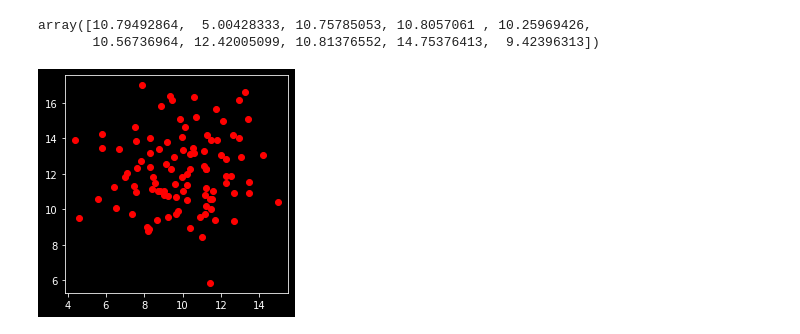
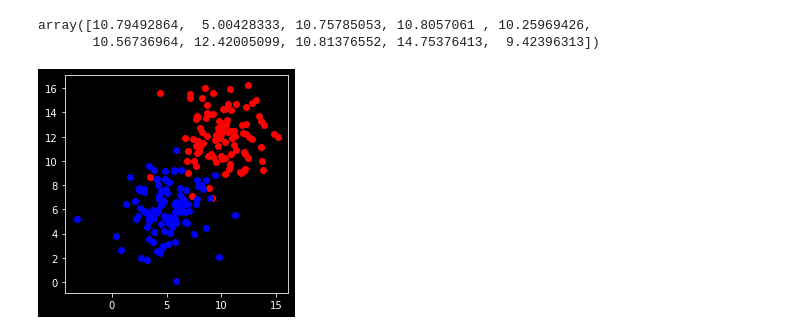
Before and after one commit to kazimosiurahman/Image_process, a Jupyter notebook: log_reg.ipynb, the cells around one changed output. Drawn from its saved outputs; the diff is of its cells as text; code cells hidden in the pictures.

```diff
--- a/log_reg.ipynb
+++ b/log_reg.ipynb
@@ -11,13 +11,17 @@ random_x1_values
 array([10.79492864,  5.00428333, 10.75785053, 10.8057061 , 10.25969426,
        10.56736964, 12.42005099, 10.81376552, 14.75376413,  9.42396313])
 # %%
+#creating the dataset
 n_points = 100
 random_x1_values = np.random.normal(10,2,n_points)
 random_x2_values = np.random.normal(12,2,n_points)
+random_x1_values_ = np.random.normal(5,2,n_points)
+random_x2_values_ = np.random.normal(6,2,n_points)
 top_region = np.array([random_x1_values,random_x2_values]).T
-top_region
+bottom_region = np.array([random_x1_values_,random_x2_values_]).T
 _,ax=plt.subplots(figsize=(4,4))
 ax.scatter(top_region[:,0],top_region[:,1],color='r')
+ax.scatter(bottom_region[:,0],bottom_region[:,1],color='b')
 plt.show()
 # %% [output]
-[figure, old version]
+[figure, new version]
```
